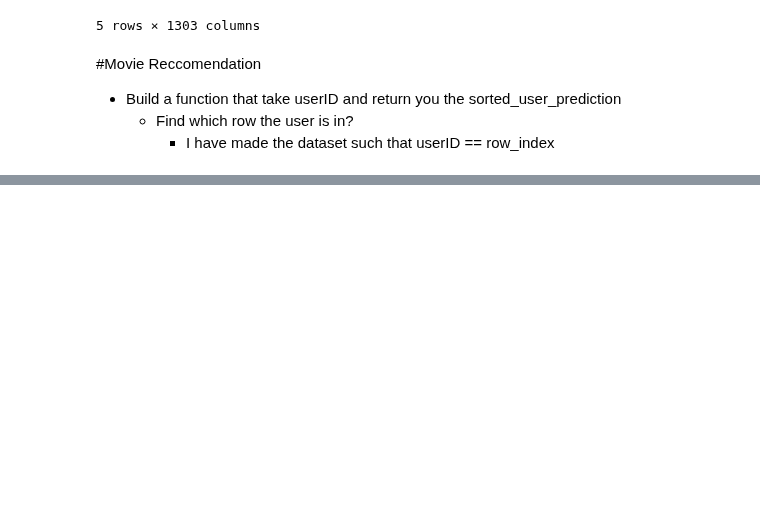
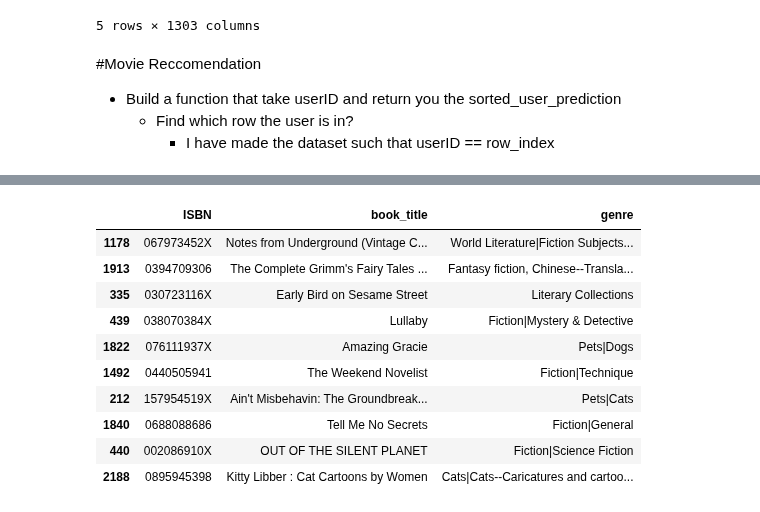
Before and after one commit to Pager07/Book-Recommendation, a Jupyter notebook: SVDHomeWork.ipynb, the cells around one changed output, grey strips where cells are left out. Drawn from its saved outputs; the diff is of its cells as text; code cells hidden in the pictures; blank space fills up the shorter version.

```diff
--- a/SVDHomeWork.ipynb
+++ b/SVDHomeWork.ipynb
@@ -111,0 +211,21 @@ def get_sorted_user_prediction(userId):
+# %%
+books_not_rated_by_user = books_df[~books_df['ISBN'].isin(user_full['ISBN'])]
+sorted_books_prediction_score_for_user = get_sorted_user_prediction(494);
+sorted_books_prediction_score_for_user= pd.DataFrame(sorted_books_prediction_score_for_user).reset_index()
+
+highest_scored_unseen_books=(books_not_rated_by_user.merge(sorted_books_prediction_score_for_user,how='left',
+                                                           left_on = 'ISBN',right_on = 'ISBN'));
+
+highest_scored_unseen_books.rename(columns={494:'Prediction'}).sort_values('Prediction',ascending = False).iloc[:10, :-1]
+# %% [output]
+|  | ISBN | book_title | genre |
+| 1178 | 067973452X | Notes from Underground (Vintage C... | World Literature|Fiction Subjects... |
+| 1913 | 0394709306 | The Complete Grimm's Fairy Tales ... | Fantasy fiction, Chinese--Transla... |
+| 335 | 030723116X | Early Bird on Sesame Street | Literary Collections |
+| 439 | 038070384X | Lullaby | Fiction|Mystery & Detective |
+| 1822 | 076111937X | Amazing Gracie | Pets|Dogs |
+| 1492 | 0440505941 | The Weekend Novelist | Fiction|Technique |
+| 212 | 157954519X | Ain't Misbehavin: The Groundbreak... | Pets|Cats |
+| 1840 | 0688088686 | Tell Me No Secrets | Fiction|General |
+| 440 | 002086910X | OUT OF THE SILENT PLANET | Fiction|Science Fiction |
+| 2188 | 0895945398 | Kitty Libber : Cat Cartoons by Women | Cats|Cats--Caricatures and cartoo... |
```
Also changed, not shown: parts of 11 cells of this notebook.
